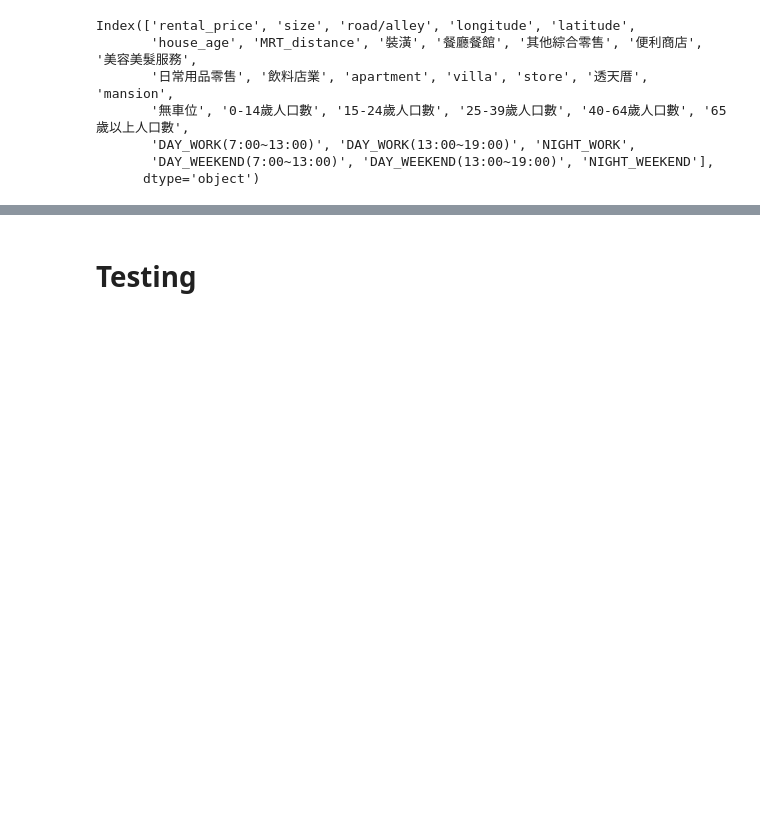
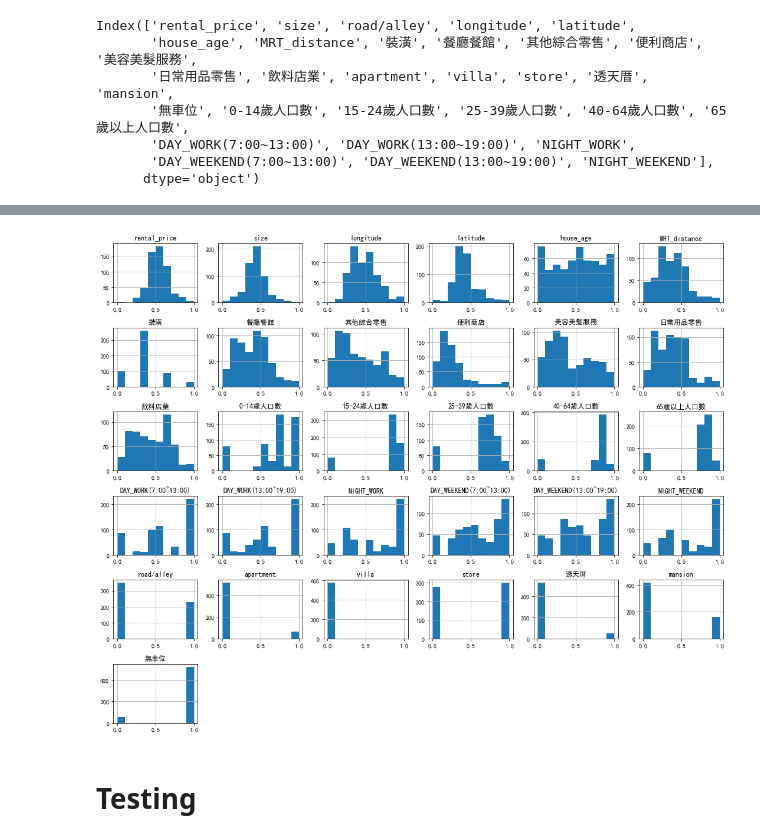
Before and after one commit to jasonluo-tw/2022_interior_hackathon, a Jupyter notebook: src/shop_embedding_trial.ipynb, the cells around one changed output, grey strips where cells are left out. Saved outputs shown, nothing was run; the diff lists cells and outputs as text; code cells hidden in the pictures; blank space fills up the shorter version.

```diff
--- a/src/shop_embedding_trial.ipynb
+++ b/src/shop_embedding_trial.ipynb
@@ -169,7 +170,7 @@ statics_info = pd.concat((feature_mean, feature_std, feature_min, feature_max),a
 statics_info.index.name = 'feature_name'
 statics_info.to_csv('../data/shops/embedding_statics.csv')
 # %%
-embedding = pd.concat((data[['user_index']], embedding), axis=1)
+embedding = pd.concat((data[['house_index']], embedding), axis=1)
 embedding.to_csv('../data/shops/shop_embedding.csv', index=None)
 # %%
 embedding.columns
@@ -176,7 +186,10 @@ embedding.columns
 # %%
+embedding = embedding.drop(columns=['house_index'])
 embedding.hist(figsize=(15, 12))
 plt.tight_layout()
 plt.show()
+# %% [output]
+[figure, added]
 # %% [markdown]
 # Testing
 # %%
```
Also changed, not shown: parts of 8 cells of this notebook, 4 other files.
